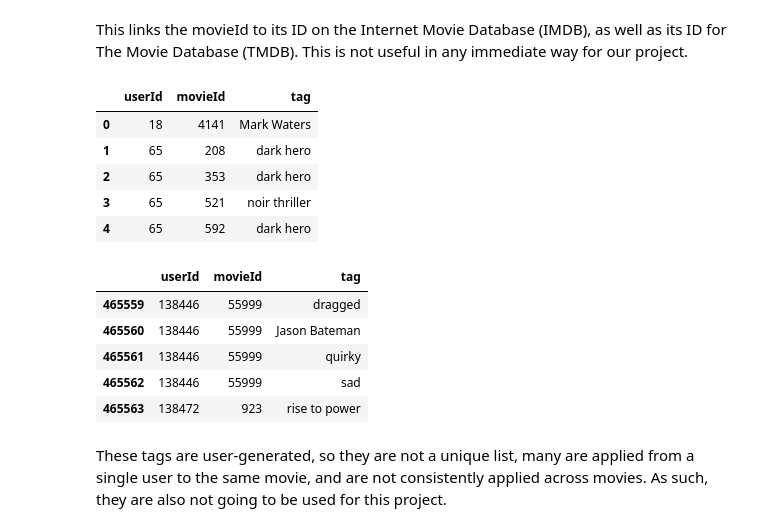
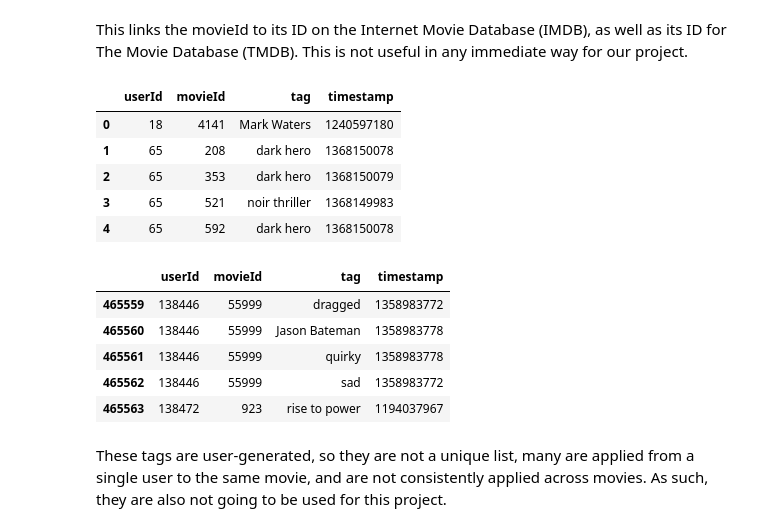
Before and after one commit to ahriley/movie-matchmaker, a Jupyter notebook: 0_explore_data.ipynb, the cells around one changed output. Saved outputs shown, nothing was run; the diff lists cells and outputs as text; code cells hidden in the pictures.

```diff
--- a/0_explore_data.ipynb
+++ b/0_explore_data.ipynb
@@ -7,7 +7,8 @@ import numpy as np
 import pandas as pd
 %matplotlib inline
 import matplotlib.pyplot as plt
-from utils import *
+
+FULL_DATA = 'data/full-dataset/'
 # %% [markdown]
 ## Movies
 First, let's take a look at the movies that are available.  We'll load the movie dataset as given (movies.csv) and take a look at it
@@ -302,23 +271,23 @@ links.head()
 # %% [markdown]
 This links the movieId to its ID on the Internet Movie Database (IMDB), as well as its ID for The Movie Database (TMDB).  This is not useful in any immediate way for our project.
 # %%
-usertags = load_tags()
+usertags = pd.read_csv(FULL_DATA+'tags.csv')
 usertags.head()
 # %% [output]
-|  | userId | movieId | tag |
-| 0 | 18 | 4141 | Mark Waters |
-| 1 | 65 | 208 | dark hero |
-| 2 | 65 | 353 | dark hero |
-| 3 | 65 | 521 | noir thriller |
-| 4 | 65 | 592 | dark hero |
+|  | userId | movieId | tag | timestamp |
+| 0 | 18 | 4141 | Mark Waters | 1240597180 |
+| 1 | 65 | 208 | dark hero | 1368150078 |
+| 2 | 65 | 353 | dark hero | 1368150079 |
+| 3 | 65 | 521 | noir thriller | 1368149983 |
+| 4 | 65 | 592 | dark hero | 1368150078 |
 # %%
 usertags.tail()
 # %% [output]
-|  | userId | movieId | tag |
-| 465559 | 138446 | 55999 | dragged |
-| 465560 | 138446 | 55999 | Jason Bateman |
-| 465561 | 138446 | 55999 | quirky |
-| 465562 | 138446 | 55999 | sad |
-| 465563 | 138472 | 923 | rise to power |
+|  | userId | movieId | tag | timestamp |
+| 465559 | 138446 | 55999 | dragged | 1358983772 |
+| 465560 | 138446 | 55999 | Jason Bateman | 1358983778 |
+| 465561 | 138446 | 55999 | quirky | 1358983778 |
+| 465562 | 138446 | 55999 | sad | 1358983772 |
+| 465563 | 138472 | 923 | rise to power | 1194037967 |
 # %% [markdown]
 These tags are user-generated, so they are not a unique list, many are applied from a single user to the same movie, and are not consistently applied across movies.  As such, they are also not going to be used for this project.
```
Also changed, not shown: parts of 28 cells of this notebook, 4 other files.
